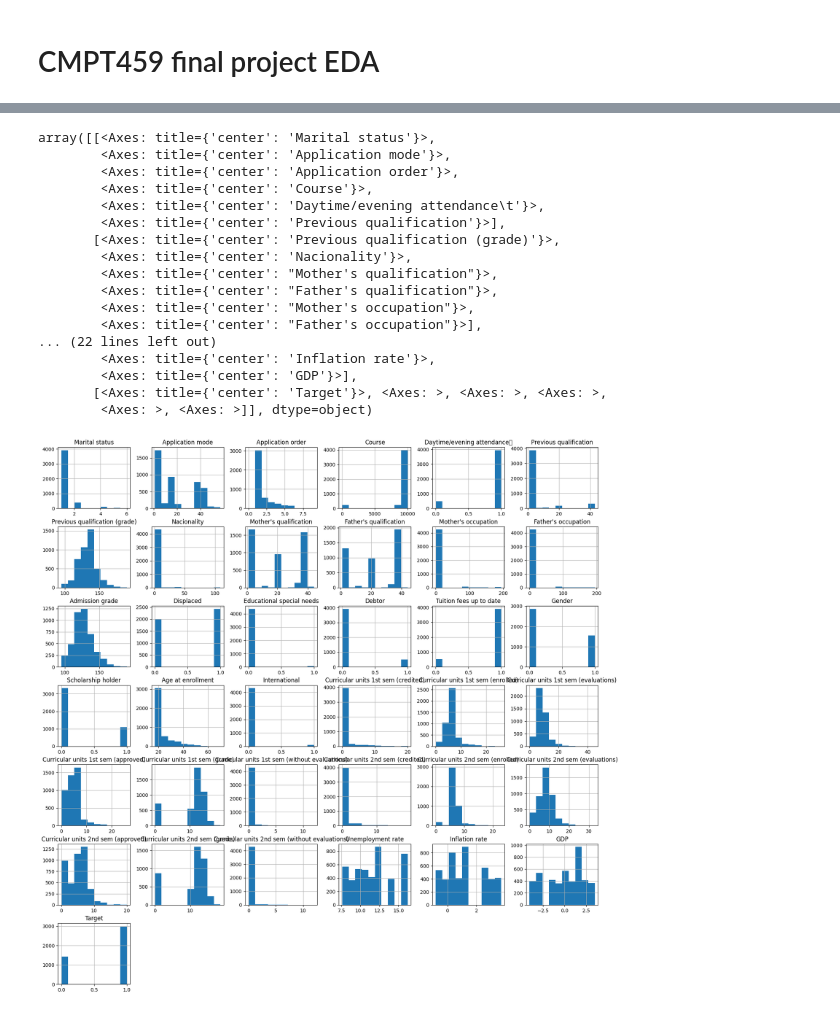
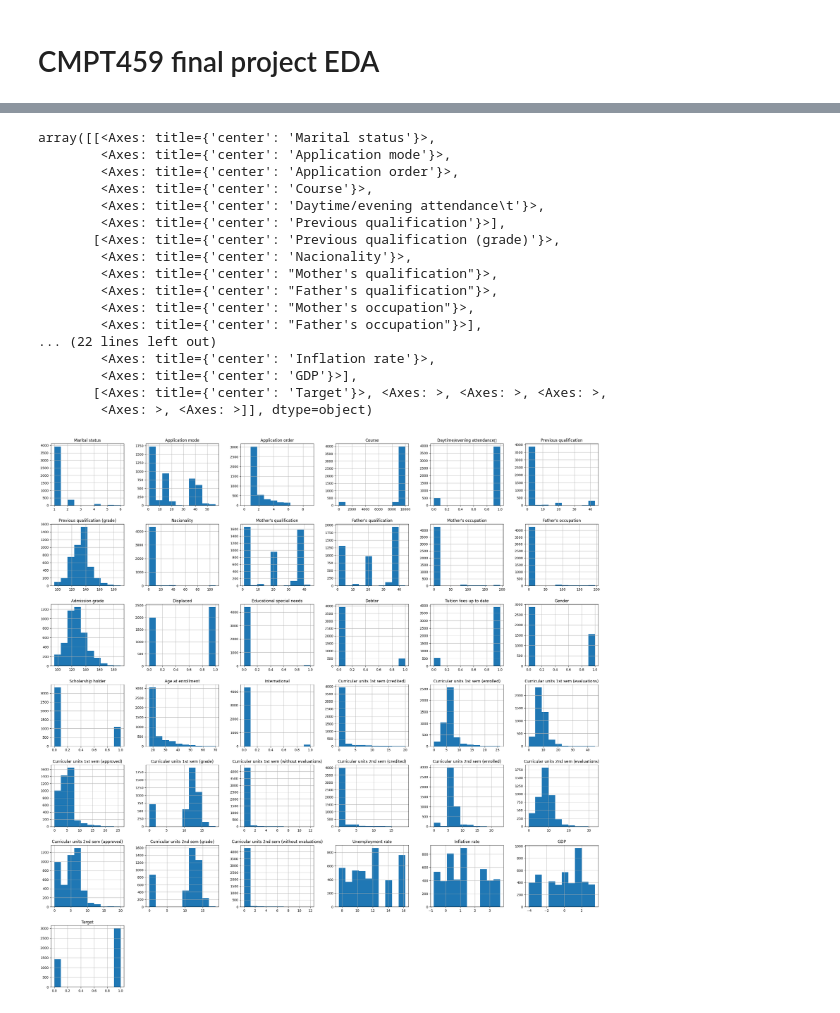
Before and after one commit to jnqian99/academic-performance, a Jupyter notebook: eda.ipynb, the cells around one changed output, grey strips where cells are left out. Drawn from its saved outputs; the diff is of its cells as text; code cells hidden in the pictures.

```diff
--- a/eda.ipynb
+++ b/eda.ipynb
@@ -52,29 +77,29 @@ dtype: int64
 # %%
 #Plot distributions of key features using histograms, box plots, etc.
 import matplotlib.pyplot as plt
 %matplotlib inline
 import seaborn as sns
 # Histograms for all columns in a nice way
-data.hist(figsize=(20,20))
+data.hist(figsize=(30,30))
 # %% [output]
 array([[<Axes: title={'center': 'Marital status'}>,
         <Axes: title={'center': 'Application mode'}>,
         <Axes: title={'center': 'Application order'}>,
         <Axes: title={'center': 'Course'}>,
         <Axes: title={'center': 'Daytime/evening attendance\t'}>,
         <Axes: title={'center': 'Previous qualification'}>],
        [<Axes: title={'center': 'Previous qualification (grade)'}>,
         <Axes: title={'center': 'Nacionality'}>,
         <Axes: title={'center': "Mother's qualification"}>,
         <Axes: title={'center': "Father's qualification"}>,
         <Axes: title={'center': "Mother's occupation"}>,
         <Axes: title={'center': "Father's occupation"}>],
 ... (22 lines left out)
         <Axes: title={'center': 'Inflation rate'}>,
         <Axes: title={'center': 'GDP'}>],
        [<Axes: title={'center': 'Target'}>, <Axes: >, <Axes: >, <Axes: >,
         <Axes: >, <Axes: >]], dtype=object)
-[figure, old version]
+[figure, new version]
 # %%
 # correlation between features and Target column
 corr = data.corr()
```
Also changed, not shown: parts of 4 cells of this notebook.
